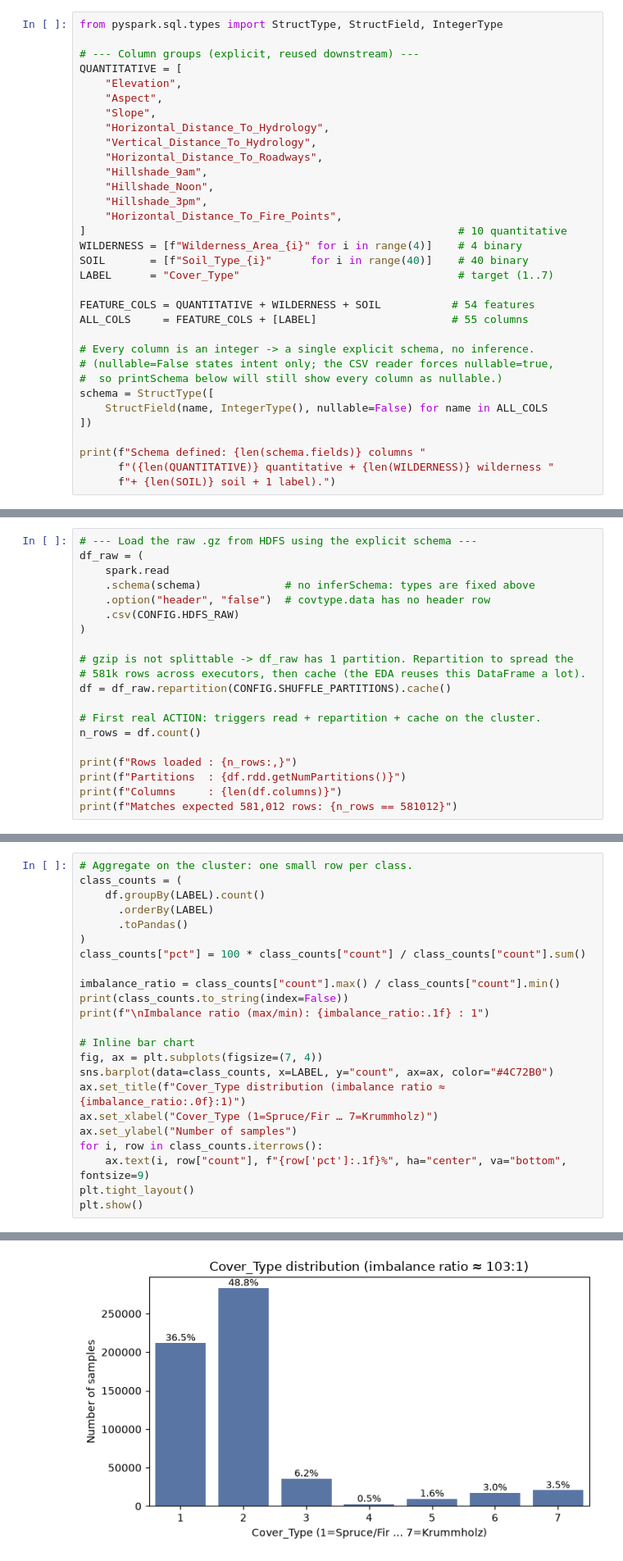
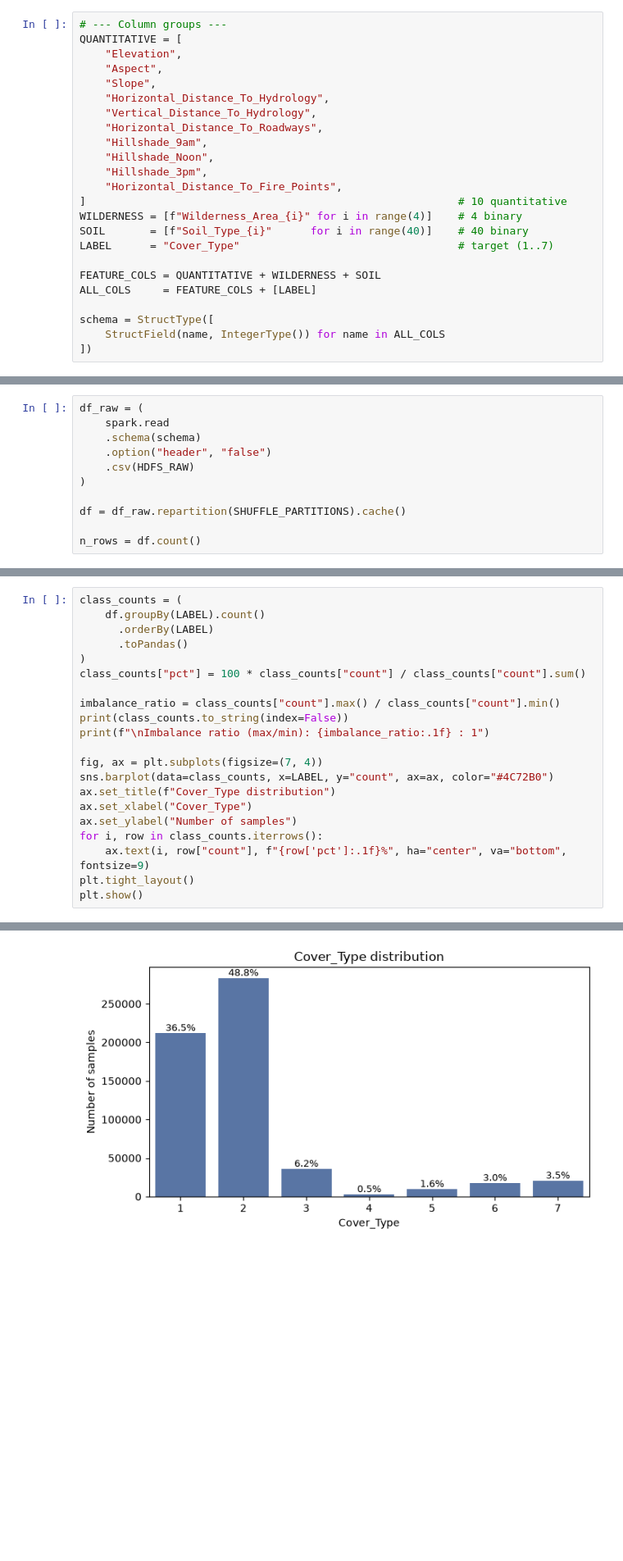
Before and after one commit to TouringHydra3/BDATM-Project, a Jupyter notebook: main.ipynb, the cells around one changed output, grey strips where cells are left out. Shown at 82% size. Drawn from its saved outputs; the diff is of its cells as text; blank space fills up the shorter version.

```diff
--- a/main.ipynb
+++ b/main.ipynb
@@ -200,7 +132,5 @@ remap it during preprocessing — not now, to keep the load faithful to the raw
 # %%
-from pyspark.sql.types import StructType, StructField, IntegerType
-
-# --- Column groups (explicit, reused downstream) ---
+# --- Column groups ---
 QUANTITATIVE = [
     "Elevation",
     "Aspect",
@@ -217,16 +147,9 @@ WILDERNESS = [f"Wilderness_Area_{i}" for i in range(4)]    # 4 binary
 SOIL       = [f"Soil_Type_{i}"      for i in range(40)]    # 40 binary
 LABEL      = "Cover_Type"                                  # target (1..7)
 
-FEATURE_COLS = QUANTITATIVE + WILDERNESS + SOIL           # 54 features
-ALL_COLS     = FEATURE_COLS + [LABEL]                     # 55 columns
+FEATURE_COLS = QUANTITATIVE + WILDERNESS + SOIL
+ALL_COLS     = FEATURE_COLS + [LABEL]
 
-# Every column is an integer -> a single explicit schema, no inference.
-# (nullable=False states intent only; the CSV reader forces nullable=true,
-#  so printSchema below will still show every column as nullable.)
 schema = StructType([
-    StructField(name, IntegerType(), nullable=False) for name in ALL_COLS
+    StructField(name, IntegerType()) for name in ALL_COLS
 ])
-
-print(f"Schema defined: {len(schema.fields)} columns "
-      f"({len(QUANTITATIVE)} quantitative + {len(WILDERNESS)} wilderness "
-      f"+ {len(SOIL)} soil + 1 label).")
@@ -235,20 +156,11 @@ Schema defined: 55 columns (10 quantitative + 4 wilderness + 40 soil + 1 label).
 # %%
-# --- Load the raw .gz from HDFS using the explicit schema ---
 df_raw = (
     spark.read
-    .schema(schema)             # no inferSchema: types are fixed above
-    .option("header", "false")  # covtype.data has no header row
-    .csv(CONFIG.HDFS_RAW)
+    .schema(schema)
+    .option("header", "false")
+    .csv(HDFS_RAW)
 )
 
-# gzip is not splittable -> df_raw has 1 partition. Repartition to spread the
-# 581k rows across executors, then cache (the EDA reuses this DataFrame a lot).
-df = df_raw.repartition(CONFIG.SHUFFLE_PARTITIONS).cache()
+df = df_raw.repartition(SHUFFLE_PARTITIONS).cache()
 
-# First real ACTION: triggers read + repartition + cache on the cluster.
 n_rows = df.count()
-
-print(f"Rows loaded : {n_rows:,}")
-print(f"Partitions  : {df.rdd.getNumPartitions()}")
-print(f"Columns     : {len(df.columns)}")
-print(f"Matches expected 581,012 rows: {n_rows == 581012}")
@@ -309,36 +200,34 @@ and training-set-only undersampling.
 # %%
-# Aggregate on the cluster: one small row per class.
 class_counts = (
     df.groupBy(LABEL).count()
       .orderBy(LABEL)
       .toPandas()
 )
 class_counts["pct"] = 100 * class_counts["count"] / class_counts["count"].sum()
 
 imbalance_ratio = class_counts["count"].max() / class_counts["count"].min()
 print(class_counts.to_string(index=False))
 print(f"\nImbalance ratio (max/min): {imbalance_ratio:.1f} : 1")
 
-# Inline bar chart
 fig, ax = plt.subplots(figsize=(7, 4))
 sns.barplot(data=class_counts, x=LABEL, y="count", ax=ax, color="#4C72B0")
-ax.set_title(f"Cover_Type distribution (imbalance ratio ≈ {imbalance_ratio:.0f}:1)")
-ax.set_xlabel("Cover_Type (1=Spruce/Fir … 7=Krummholz)")
+ax.set_title(f"Cover_Type distribution")
+ax.set_xlabel("Cover_Type")
 ax.set_ylabel("Number of samples")
 for i, row in class_counts.iterrows():
     ax.text(i, row["count"], f"{row['pct']:.1f}%", ha="center", va="bottom", fontsize=9)
 plt.tight_layout()
 plt.show()
 # %% [output]
  Cover_Type  count       pct
           1 211840 36.460521
           2 283301 48.759922
           3  35754  6.153746
           4   2747  0.472796
           5   9493  1.633873
           6  17367  2.989095
           7  20510  3.530048
 
 Imbalance ratio (max/min): 103.1 : 1
-[figure, old version]
+[figure, new version]
 # %% [markdown]
```
Also changed, not shown: parts of 42 cells of this notebook.
